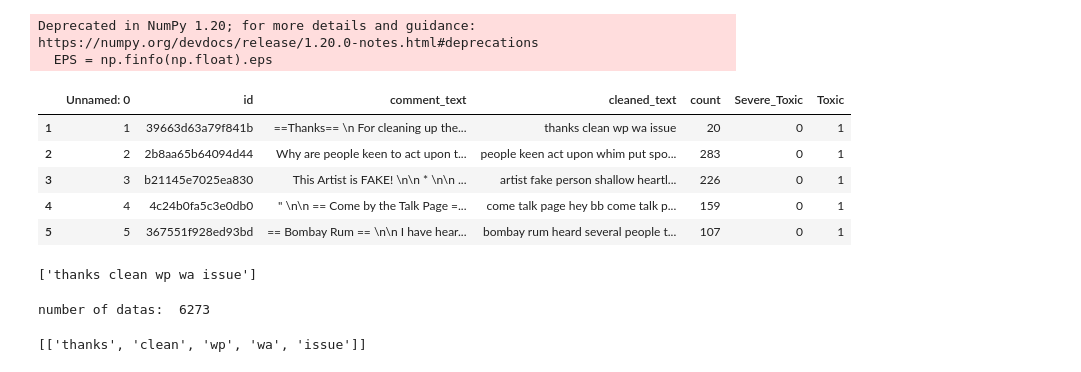
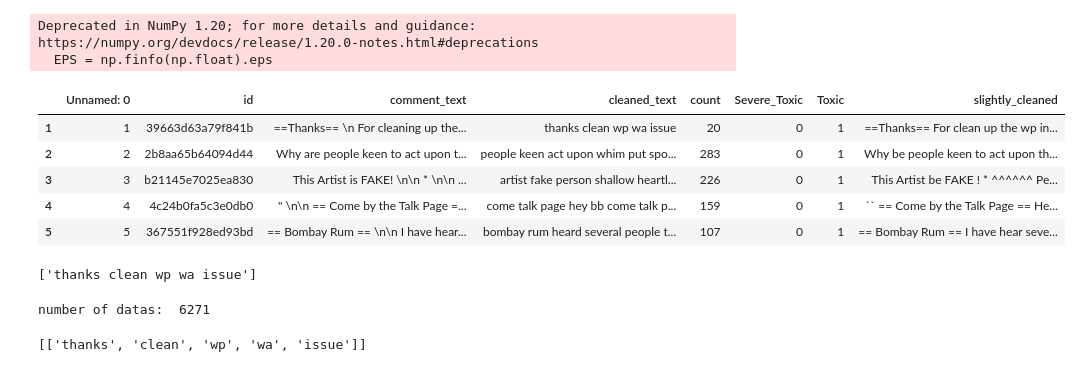
Before and after one commit to ziyingliow2018/Toxic-news-G2T6, a Jupyter notebook: TopicModelling-Moderate.ipynb, the cells around one changed output. Saved outputs shown, nothing was run; the diff lists cells and outputs as text; code cells hidden in the pictures.

```diff
--- a/TopicModelling-Moderate.ipynb
+++ b/TopicModelling-Moderate.ipynb
@@ -60,22 +60,22 @@ warnings.filterwarnings("ignore",category=DeprecationWarning)
 # %%
 '''
 We will be using the 20-Newsgroups dataset for this exercise.
 This version of the dataset contains about 11k newsgroups posts from
 20 different topics. This is available as newsgroups.json.
 '''
 # Import Dataset
-df = pd.read_csv(r'Test_Data_Predictions_RNN.csv', encoding='utf-8')
+df = pd.read_csv(r'cleaned_rnn.csv', encoding='utf-8')
 
 df = df[(df['Severe_Toxic']==0) & (df['Toxic']==1)]
 
 df.head()
 # %% [output]
-|  | Unnamed: 0 | id | comment_text | cleaned_text | count | Severe_Toxic | Toxic |
-| 1 | 1 | 39663d63a79f841b | ==Thanks== \n For cleaning up the... | thanks clean wp wa issue | 20 | 0 | 1 |
-| 2 | 2 | 2b8aa65b64094d44 | Why are people keen to act upon t... | people keen act upon whim put spo... | 283 | 0 | 1 |
-| 3 | 3 | b21145e7025ea830 | This Artist is FAKE! \n\n * \n\n ... | artist fake person shallow heartl... | 226 | 0 | 1 |
-| 4 | 4 | 4c24b0fa5c3e0db0 | " \n\n == Come by the Talk Page =... | come talk page hey bb come talk p... | 159 | 0 | 1 |
-| 5 | 5 | 367551f928ed93bd | == Bombay Rum == \n\n I have hear... | bombay rum heard several people t... | 107 | 0 | 1 |
+|  | Unnamed: 0 | id | comment_text | cleaned_text | count | Severe_Toxic | Toxic | slightly_cleaned |
+| 1 | 1 | 39663d63a79f841b | ==Thanks== \n For cleaning up the... | thanks clean wp wa issue | 20 | 0 | 1 | ==Thanks== For clean up the wp in... |
+| 2 | 2 | 2b8aa65b64094d44 | Why are people keen to act upon t... | people keen act upon whim put spo... | 283 | 0 | 1 | Why be people keen to act upon th... |
+| 3 | 3 | b21145e7025ea830 | This Artist is FAKE! \n\n * \n\n ... | artist fake person shallow heartl... | 226 | 0 | 1 | This Artist be FAKE ! * ^^^^^^ Pe... |
+| 4 | 4 | 4c24b0fa5c3e0db0 | " \n\n == Come by the Talk Page =... | come talk page hey bb come talk p... | 159 | 0 | 1 | `` == Come by the Talk Page == He... |
+| 5 | 5 | 367551f928ed93bd | == Bombay Rum == \n\n I have hear... | bombay rum heard several people t... | 107 | 0 | 1 | == Bombay Rum == I have hear seve... |
 # %%
 '''
 As you can see there are many emails, newline and extra spaces that is quite distracting.
@@ -96,7 +98,7 @@ pprint(data[:1])
 # %%
 print('number of datas: ', len(data))
 # %% [output]
-number of datas:  6273
+number of datas:  6271
 # %%
 '''
 After removing the emails and extra spaces, the text still looks messy.
```
Also changed, not shown: parts of 11 cells of this notebook, 6 other files.
